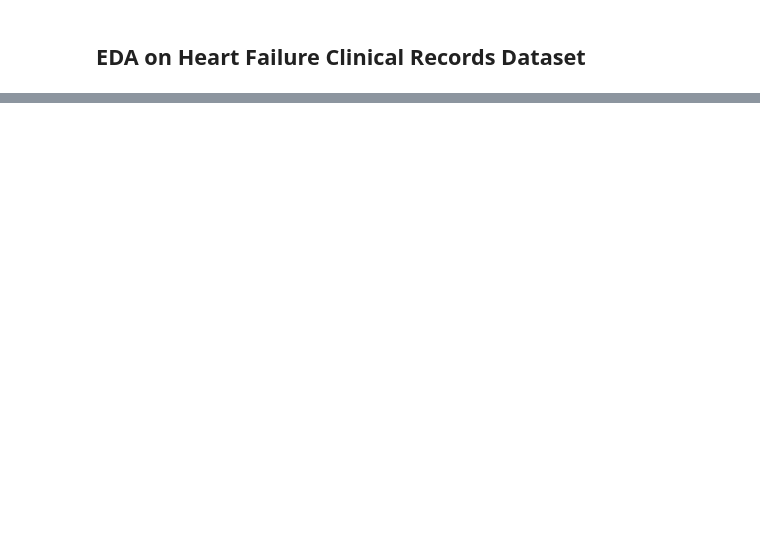
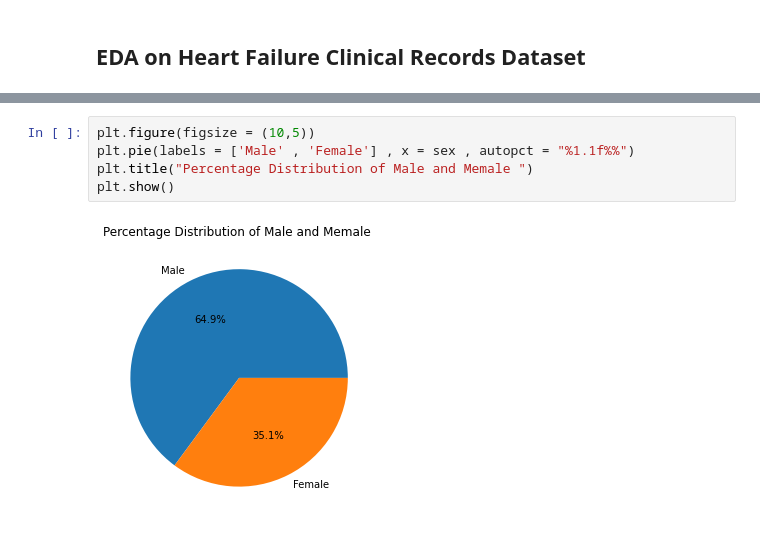
Before and after one commit to Noorain-Raza-coder/EDA-Heart-Failure, a Jupyter notebook: Heart_failure_EDA.ipynb, the cells around one changed output, grey strips where cells are left out. Drawn from its saved outputs; the diff is of its cells as text; blank space fills up the shorter version.

```diff
--- a/Heart_failure_EDA.ipynb
+++ b/Heart_failure_EDA.ipynb
@@ -46,0 +231,7 @@ Time: Follow-up period (in days) for the patient's condition (numeric).
+# %%
+plt.figure(figsize = (10,5))
+plt.pie(labels = ['Male' , 'Female'] , x = sex , autopct = "%1.1f%%")
+plt.title("Percentage Distribution of Male and Memale ")
+plt.show()
+# %% [output]
+[figure, added]
```
Also changed, not shown: parts of 62 cells of this notebook.
